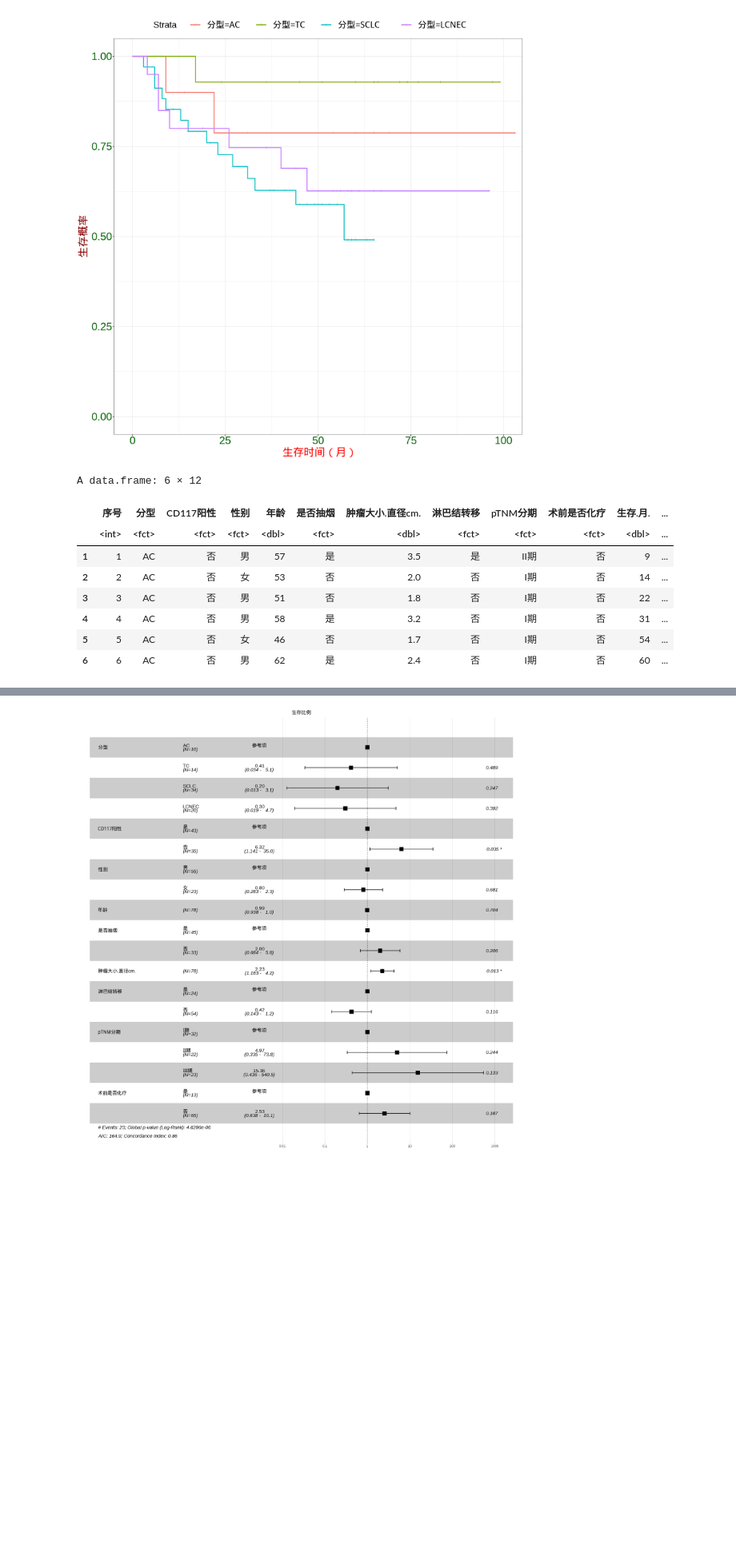
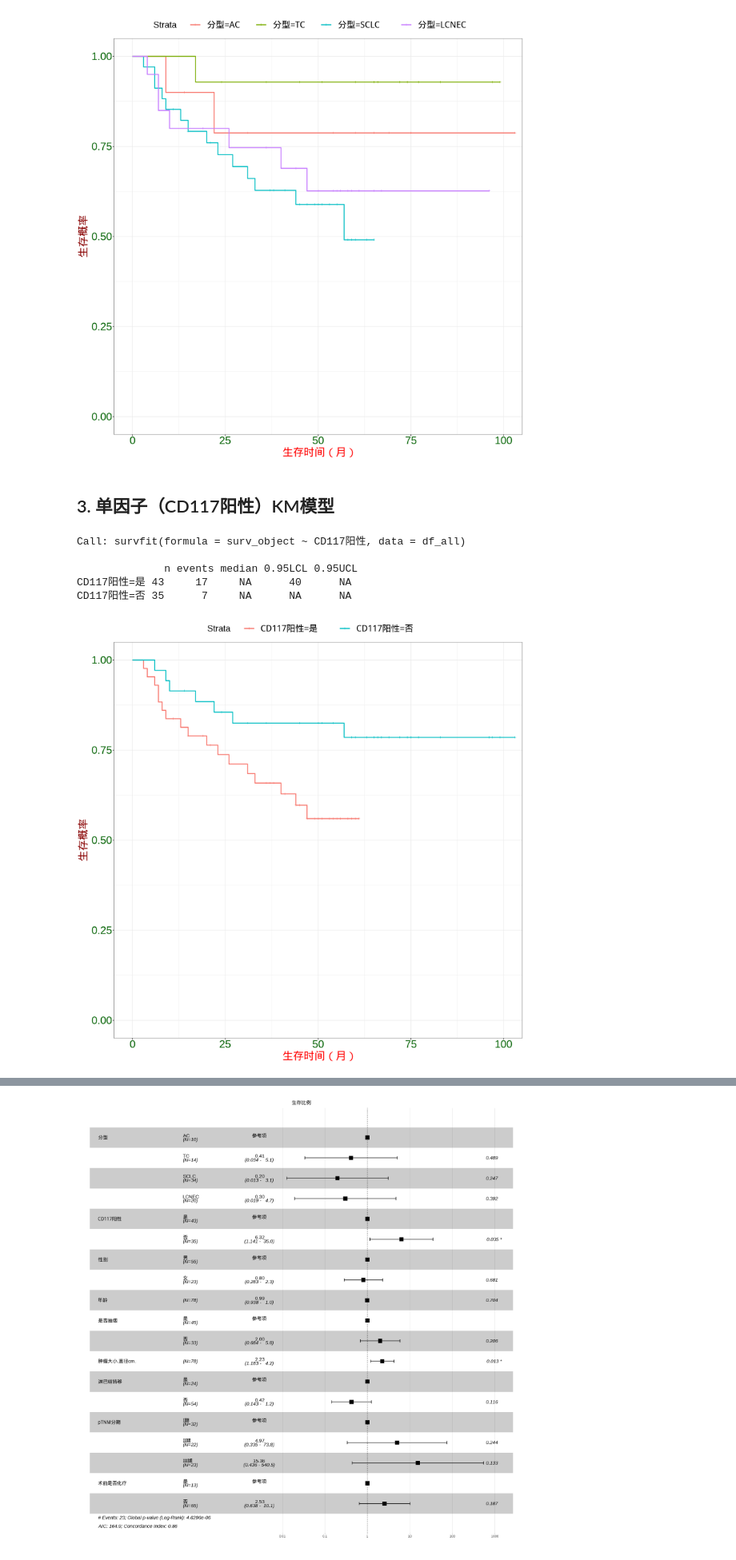
Before and after one commit to Oceanbao/Notebook, a Jupyter notebook: cox.ipynb, the cells around one changed output, grey strips where cells are left out. Shown at 80% size. Drawn from its saved outputs; the diff is of its cells as text; code cells hidden in the pictures; blank space fills up the shorter version.

```diff
--- a/cox.ipynb
+++ b/cox.ipynb
@@ -217,15 +177,34 @@ Call: survfit(formula = surv_object ~ 分型, data = df_all)
 分型=SCLC  34     14     57      33      NA
 分型=LCNEC 20      7     NA      47      NA
 [figure]
-# %%
-head(df_all)
-# %% [output]
-A data.frame: 6 × 12
-|  | 序号 | 分型 | CD117阳性 | 性别 | 年龄 | 是否抽烟 | 肿瘤大小.直径cm. | 淋巴结转移 | pTNM分期 | 术前是否化疗 | 生存.月. | ... |
-|  | <int> | <fct> | <fct> | <fct> | <dbl> | <fct> | <dbl> | <fct> | <fct> | <fct> | <dbl> | ... |
-| 1 | 1 | AC | 否 | 男 | 57 | 是 | 3.5 | 是 | II期 | 否 | 9 | ... |
-| 2 | 2 | AC | 否 | 女 | 53 | 否 | 2.0 | 否 | I期 | 否 | 14 | ... |
-| 3 | 3 | AC | 否 | 男 | 51 | 否 | 1.8 | 否 | I期 | 否 | 22 | ... |
-| 4 | 4 | AC | 否 | 男 | 58 | 是 | 3.2 | 否 | I期 | 否 | 31 | ... |
-| 5 | 5 | AC | 否 | 女 | 46 | 否 | 1.7 | 否 | I期 | 否 | 54 | ... |
-| 6 | 6 | AC | 否 | 男 | 62 | 是 | 2.4 | 否 | I期 | 否 | 60 | ... |
+# %% [markdown]
+## 3. 单因子（CD117阳性）KM模型
+# %%
+# Examine prdictive value of residual disease status
+fit_cd117 <- survfit(surv_object ~ CD117阳性, data = df_all)
+fit_cd117
+plot_cd117 <- ggsurvplot(fit_cd117,
+           # conf.int = TRUE,
+           ggtheme = theme_bw(), # Change ggplot2 theme
+           # palette = c("#E7B800", "#2E9FDF"),
+           xlab = "生存时间（月）",
+            ylab = "生存概率",
+              font.x = c(30, "bold.italic", "red"),
+   font.y = c(30, "bold.italic", "darkred"),
+   font.tickslab = c(30, "plain", "darkgreen"))
+
+plot_cd117$plot <- plot_cd117$plot +
+    # theme(legend.text = element_text(size = 14, color = "black", face = "bold"))
+  theme(legend.key.size = unit(1, 'cm'), #change legend key size
+        legend.key.height = unit(1, 'cm'), #change legend key height
+        legend.key.width = unit(1, 'cm'), #change legend key width
+        legend.title = element_text(size=25), #change legend title font size
+        legend.text = element_text(size=25)) #change legend text font size
+plot_cd117
+# %% [output]
+Call: survfit(formula = surv_object ~ CD117阳性, data = df_all)
+
+              n events median 0.95LCL 0.95UCL
+CD117阳性=是 43     17     NA      40      NA
+CD117阳性=否 35      7     NA      NA      NA
+[figure, added]
```
Also changed, not shown: parts of 14 cells of this notebook.
